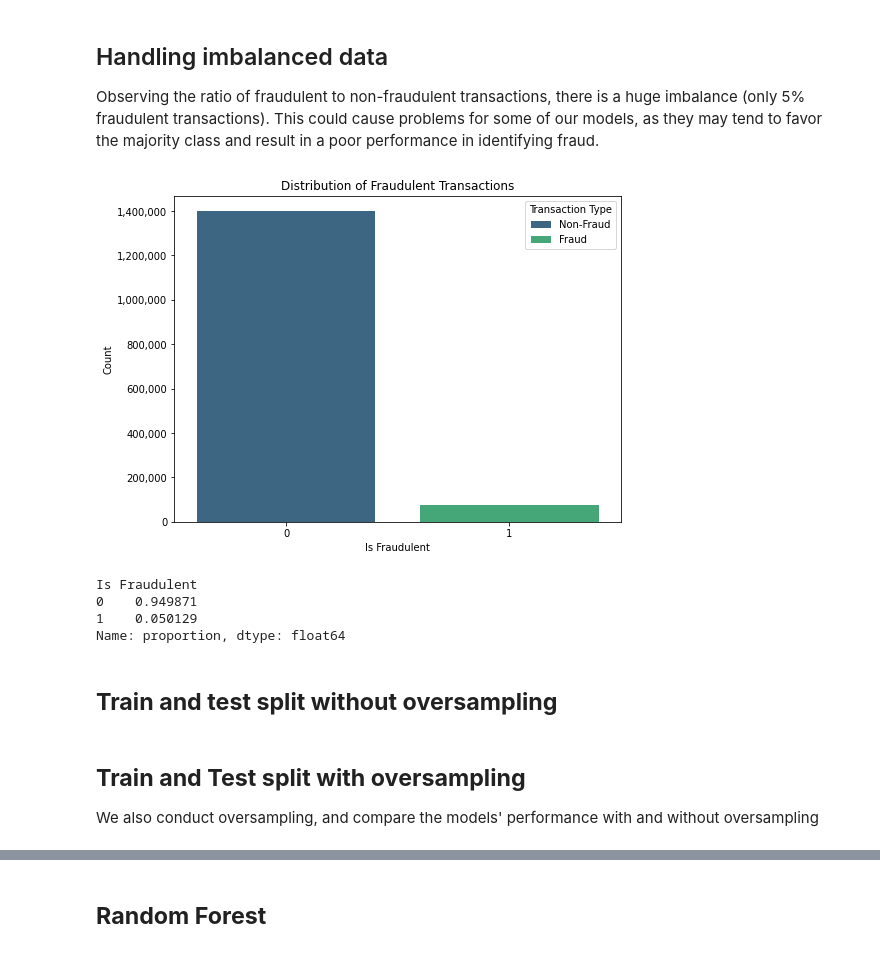
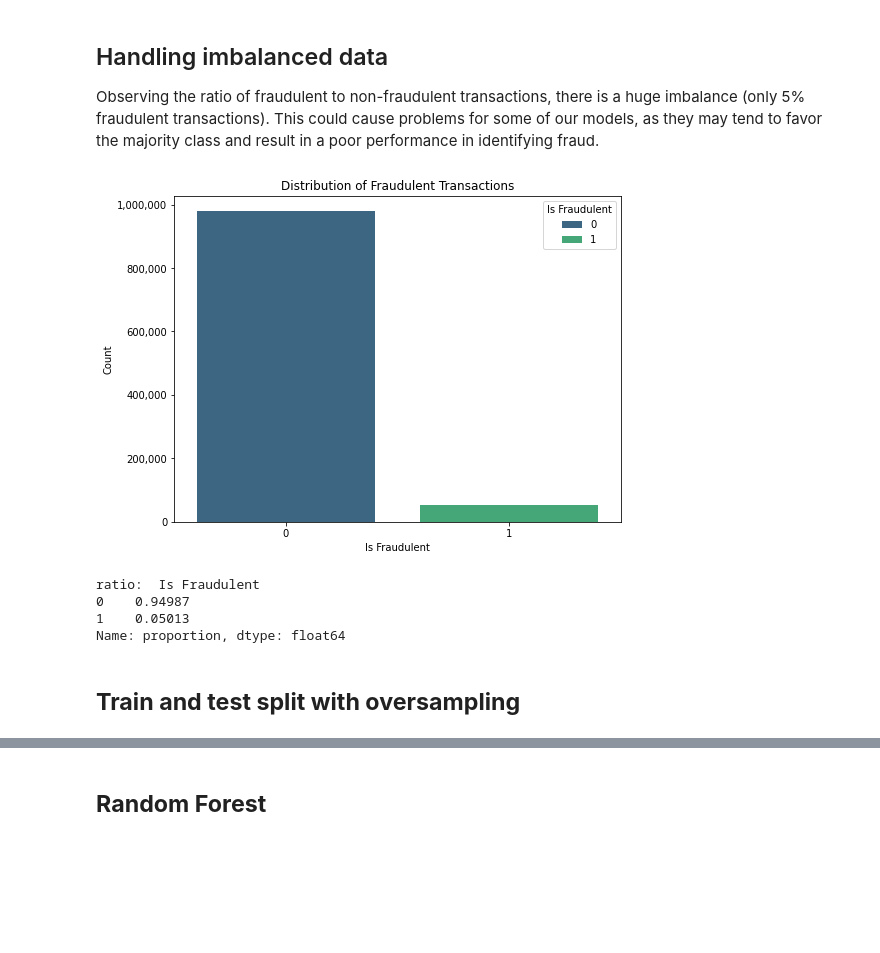
Before and after one commit to shawncch/bt4012_Group28, a Jupyter notebook: randomforest.ipynb, the cells around one changed output, grey strips where cells are left out. Cells and saved outputs as stored; diff of their text form; code cells hidden in the pictures; blank space fills up the shorter version.

```diff
--- a/randomforest.ipynb
+++ b/randomforest.ipynb
@@ -294,0 +381,22 @@ final_data.head()
+# %%
+X_train = train.drop(columns=[
+                    'Transaction ID',
+                    'Customer ID',
+                    'Transaction Date',
+                    'Payment Method',
+                    'Product Category',
+                    'Customer Location',
+                    'Device Used',
+                    'Shipping Address',
+                    'Billing Address',
+                    'IP Address',
+                    'Transaction Amount',
+                    'Account Age Days',
+                    'Price per product',
+                    'Customer Age',
+                    'Transaction Hour',
+                    'Age Group',
+                    'Time of Day',
+                    'Transaction Month',
+                    'Transaction Day of Week'
+                    ])
@@ -295,25 +412,38 @@ final_data.head()
+# %%
+# do the same for val and test
+y_train = train['Is Fraudulent']
+X_val = val[X_train.columns]
+y_val = val['Is Fraudulent']
+X_test = test[X_train.columns]
+y_test = test['Is Fraudulent']
 # %% [markdown]
 ## Handling imbalanced data
 Observing the ratio of fraudulent to non-fraudulent transactions, there is a huge imbalance (only 5% fraudulent transactions). This could cause problems for some of our models, as they may tend to favor the majority class and result in a poor performance in identifying fraud.
 # %%
 import matplotlib.ticker as mticker
 
+#temporarily add the target column back for visualization
+X_train['Is Fraudulent'] = y_train
+
 plt.figure(figsize=(8, 6))
-sns.countplot(x='Is Fraudulent', hue='Is Fraudulent', data=final_data, palette='viridis', dodge=False, legend=False)
+sns.countplot(x='Is Fraudulent', hue='Is Fraudulent', data=X_train, palette='viridis', dodge=False, legend=True)
 plt.xlabel('Is Fraudulent')
 plt.ylabel('Count')
 plt.title('Distribution of Fraudulent Transactions')
-plt.legend(title='Transaction Type', labels=['Non-Fraud', 'Fraud'], loc='upper right')
 plt.gca().yaxis.set_major_formatter(mticker.FuncFormatter(lambda x, _: f'{int(x):,}'))
 plt.show()
+
+fraud_nonfraud_ratio = X_train['Is Fraudulent'].value_counts(normalize=True)
+
+print("ratio: ",fraud_nonfraud_ratio)
+
+# Drop the target column after plotting to avoid modifying X_train permanently
+X_train = X_train.drop(columns=['Is Fraudulent'])
+X_val = X_val.drop(columns=['Is Fraudulent'])
+X_test = X_test.drop(columns=['Is Fraudulent'])
 # %% [output]
-[figure, old version]
+[figure, new version]
+ratio:  Is Fraudulent
+0    0.94987
+1    0.05013
+Name: proportion, dtype: float64
-# %%
-fraud_nonfraud_ratio = final_data['Is Fraudulent'].value_counts(normalize=True)
-
-fraud_nonfraud_ratio
-# %% [output]
-Is Fraudulent
-0    0.949871
-1    0.050129
-Name: proportion, dtype: float64
@@ -323,2 +450,2 @@ y = final_data['Is Fraudulent']
 # %% [markdown]
-## **Train and test split without oversampling**
+## **Train and test split with oversampling**
@@ -331,7 +452,3 @@ X_train, X_test, y_train, y_test = train_test_split(
-# %% [markdown]
-## **Train and Test split with oversampling**
-
-We also conduct oversampling, and compare the models' performance with and without oversampling
 # %%
 from imblearn.over_sampling import SMOTE
 smote = SMOTE()
```
Also changed, not shown: parts of 77 cells of this notebook, 1 other file.
